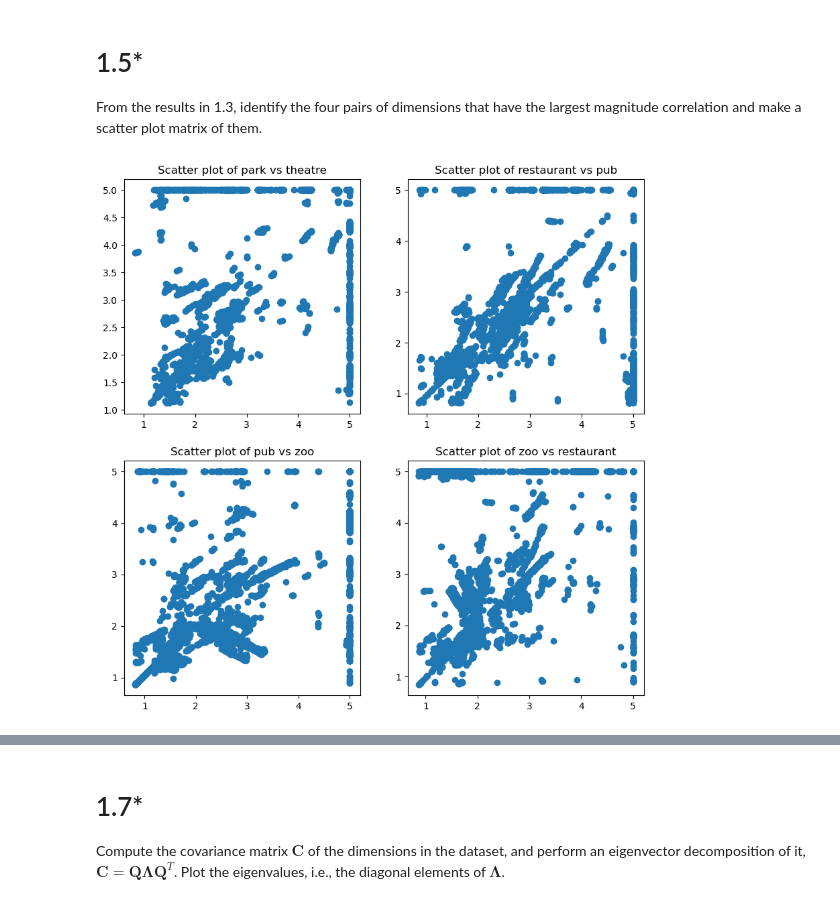
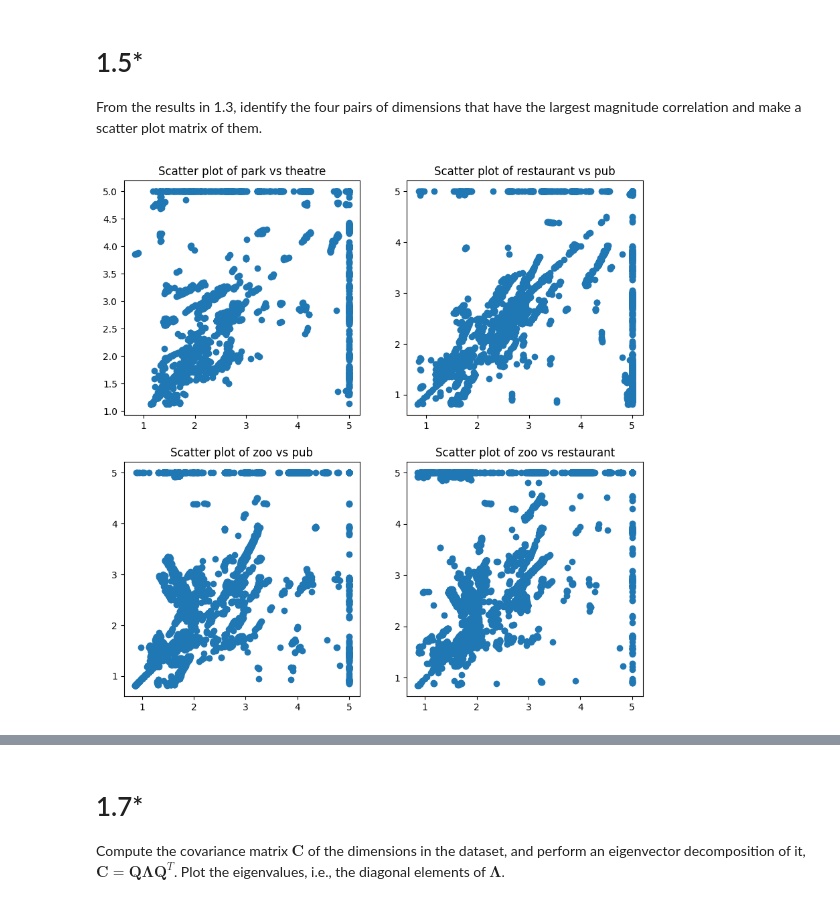
Before and after one commit to Badrum1337/ML_COURSE, a Jupyter notebook: DM1590_Lab4.ipynb, the cells around one changed output, grey strips where cells are left out. Saved outputs shown, nothing was run; the diff lists cells and outputs as text; code cells hidden in the pictures.

```diff
--- a/DM1590_Lab4.ipynb
+++ b/DM1590_Lab4.ipynb
@@ -92,14 +90,17 @@ From the results in 1.3, identify the four pairs of dimensions that have the lar
 # %%
 # add your code below
 import numpy as np
-removed_diagonal = pearson.copy().abs()
-np.fill_diagonal(removed_diagonal.values, np.nan)
 
-top = removed_diagonal.unstack().sort_values(ascending=False).dropna().drop_duplicates().head(4)
+abs_corr = pearson.abs()
 
-fig, axes = plt.subplots(2,2,figsize=(10,10))
-for ax, (i, j) in zip(axes.flatten(),top.index):
+# Take only upper triangle to remove duplactes and diagonal
+upper = abs_corr.where(np.triu(np.ones(abs_corr.shape), k=1).astype(bool))
+
+top = upper.stack().sort_values(ascending=False).head(4)
+
+fig, axes = plt.subplots(2, 2, figsize=(10, 10))
+for ax, (i, j) in zip(axes.flatten(), top.index):
     ax.scatter(x=data[i], y=data[j])
-    ax.set_title(f'Scatter plot of {i} vs {j}')
+    ax.set_title(f"Scatter plot of {i} vs {j}")
 # %% [output]
-[figure, old version]
+[figure, new version]
```
Also changed, not shown: parts of 9 cells of this notebook.
